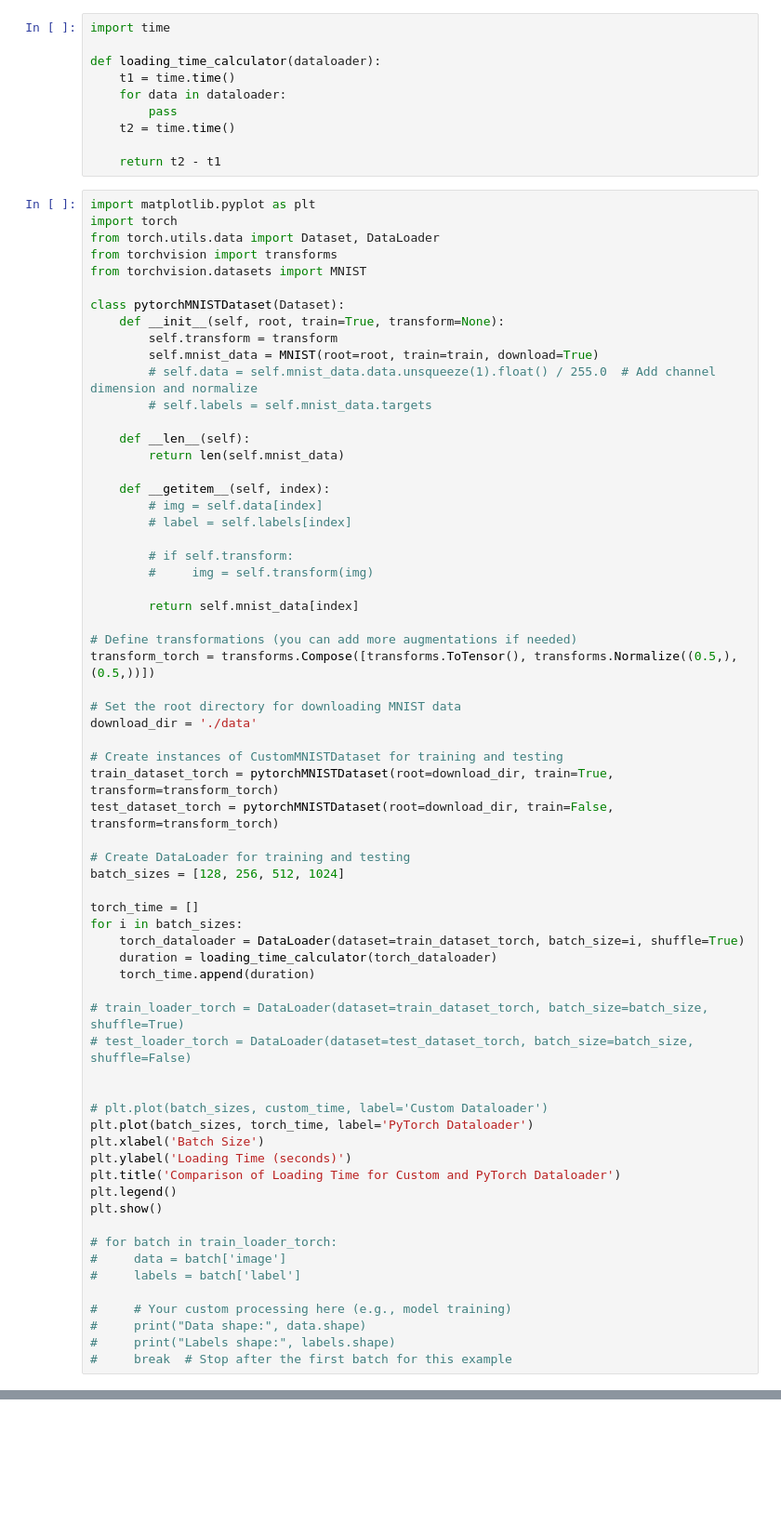
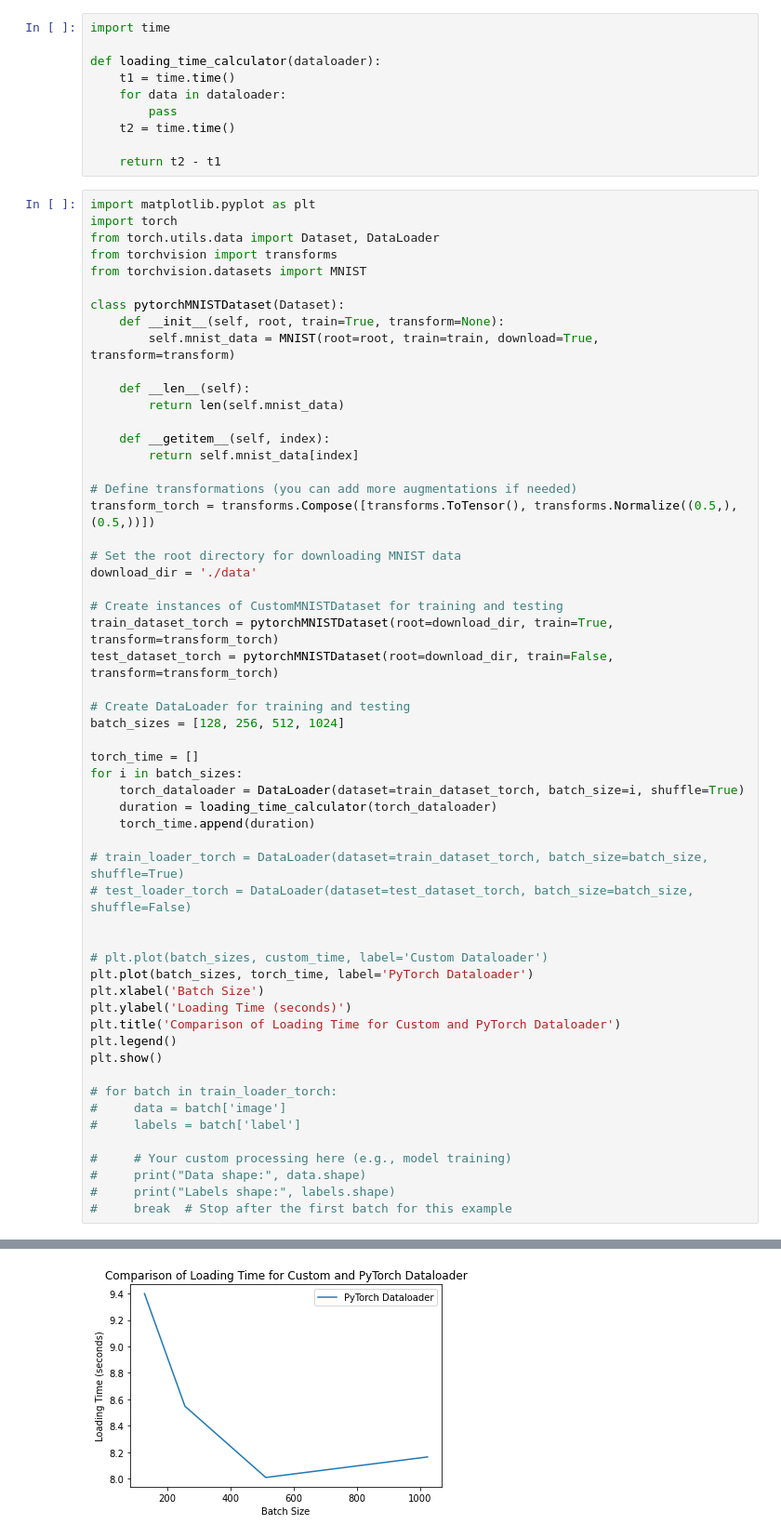
Before and after one commit to Shivansh20128/DL-Assignments, a Jupyter notebook: 2020128-A1/try.ipynb, the cells around one changed output, grey strips where cells are left out. Shown: that part at 93% size. Cells and saved outputs as stored; diff of their text form; blank space fills up the shorter version.

```diff
--- a/2020128-A1/try.ipynb
+++ b/2020128-A1/try.ipynb
@@ -17,21 +17,12 @@ from torchvision.datasets import MNIST
 
 class pytorchMNISTDataset(Dataset):
     def __init__(self, root, train=True, transform=None):
-        self.transform = transform
-        self.mnist_data = MNIST(root=root, train=train, download=True)
-        # self.data = self.mnist_data.data.unsqueeze(1).float() / 255.0  # Add channel dimension and normalize
-        # self.labels = self.mnist_data.targets
+        self.mnist_data = MNIST(root=root, train=train, download=True, transform=transform)
 
     def __len__(self):
         return len(self.mnist_data)
 
     def __getitem__(self, index):
-        # img = self.data[index]
-        # label = self.labels[index]
-
-        # if self.transform:
-        #     img = self.transform(img)
-
         return self.mnist_data[index]
 
 # Define transformations (you can add more augmentations if needed)
@@ -77,0 +68 @@ TypeError: default_collate: batch must contain tensors, numpy arrays, numbers, d
+[figure, added]
```
Also changed, not shown: parts of 8 cells of this notebook.
